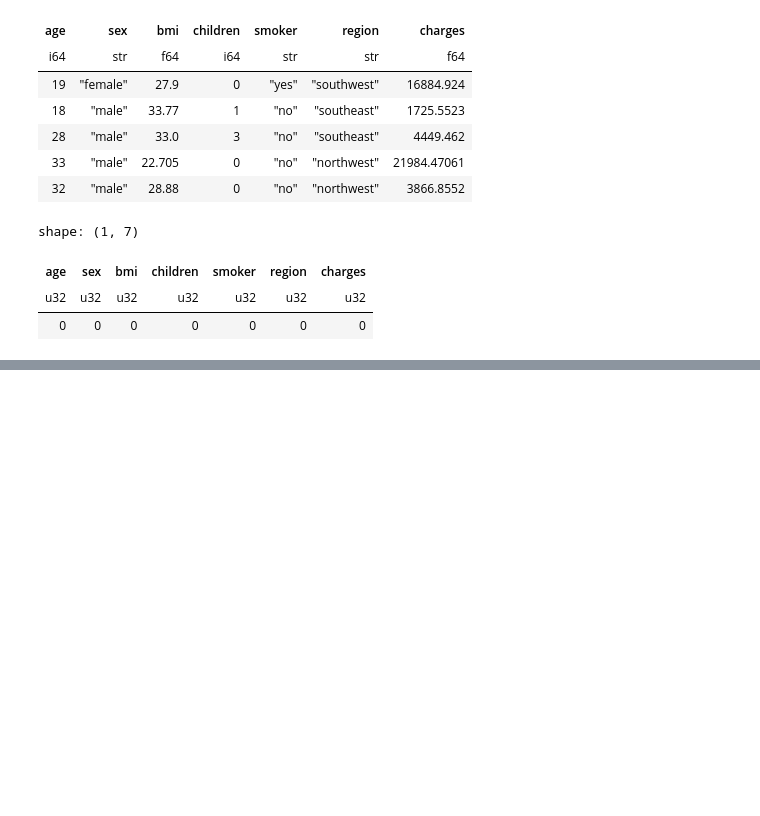
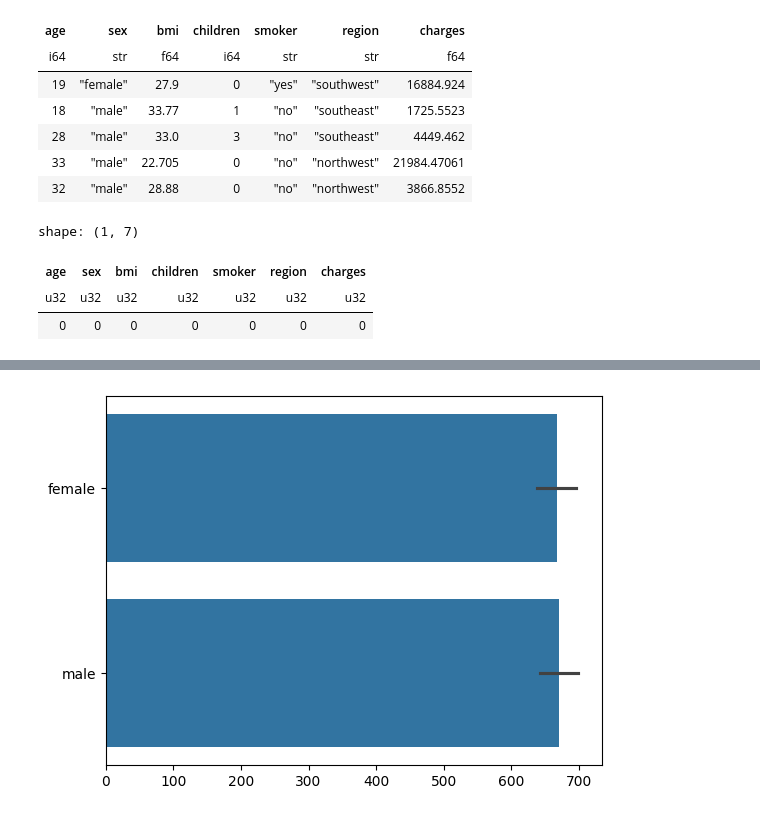
Before and after one commit to RJUNCC/data-modeling-sp500-forecasting, a Jupyter notebook: medical_insurance_cost.ipynb, the cells around one changed output, grey strips where cells are left out. Drawn from its saved outputs; the diff is of its cells as text; code cells hidden in the pictures; blank space fills up the shorter version.

```diff
--- a/medical_insurance_cost.ipynb
+++ b/medical_insurance_cost.ipynb
@@ -48,0 +64,5 @@ shape: (1, 7)
+# %%
+sns.barplot(data=df["sex"])
+plt.show()
+# %% [output]
+[figure, added]
```
Also changed, not shown: parts of 9 cells of this notebook.
